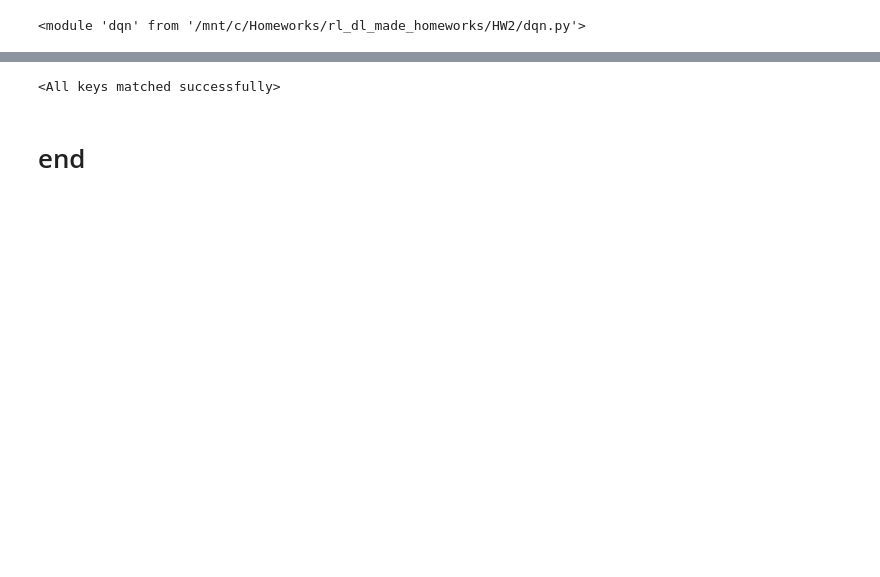
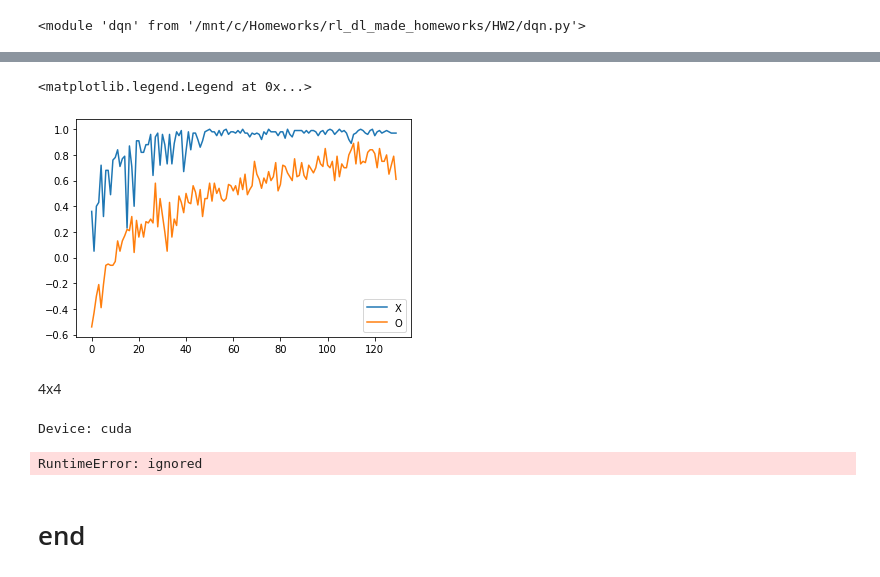
Before and after one commit to akoshel/rl_dl_made_homeworks, a Jupyter notebook: HW2/HW2.ipynb, the cells around one changed output, grey strips where cells are left out. Cells and saved outputs as stored; diff of their text form; code cells hidden in the pictures; blank space fills up the shorter version.

```diff
--- a/HW2/HW2.ipynb
+++ b/HW2/HW2.ipynb
@@ -284,11 +286,11 @@ from dqn import DQN, ReplayMemory, Transition
 import torch
 import torch.nn as nn
 # %%
-def prepare_memory_s(s: str):
-    return np.array(list(s)).astype(float).reshape(3, 3)
+def prepare_memory_s(s: str, size):
+    return np.array(list(s)).astype(float).reshape(size, size)
 
 class PlayerDQN:
-    def __init__(self, lr, gamma, model, memory, epsilon) -> None:
+    def __init__(self, lr, gamma, model, memory, epsilon, game_size) -> None:
         self.s = None
         self.a = None
         self.lr = lr
@@ -296,42 +298,45 @@ class PlayerDQN:
         self.model = model
         self.memory = memory
         self.epsilon = epsilon
+        self.game_size = game_size
 
     def update_memory(self, next_s, next_a, r) -> None:
         if self.a is not None and self.s is not None:
             mask = get_blocked_actions(self.s)
-            self.memory.store((prepare_memory_s(self.s), self.a, prepare_memory_s(next_s), r, mask))
+            self.memory.store((prepare_memory_s(self.s, self.game_size), self.a,
+                               prepare_memory_s(next_s, self.game_size), r, mask))
         self.s = next_s
         self.a = next_a
 
     def get_action(self, s) -> int:
         if np.random.random() < self.epsilon:
             return random.choice(get_empty_actions(s))
-        s_tensor = torch.Tensor(prepare_memory_s(s)).view(-1, 1, 3, 3)
-        actions = self.model(s_tensor.to(self.model.device))
+        s_tensor = torch.Tensor(prepare_memory_s(s)).view(-1, 1, self.game_size, self.game_size)
+        actions = self.model(s_tensor.to("cuda"))
         actions = actions.flatten()
         actions[get_blocked_actions(s)] = -999999999
         return actions.argmax().item()
 
     def get_greedy_action(self, s) -> int:
-        s_tensor = torch.Tensor(prepare_memory_s(s)).view(-1, 1, 3, 3)
-        actions = self.model(s_tensor)
+        s_tensor = torch.Tensor(prepare_memory_s(s)).view(-1, 1, self.game_size, self.game_size)
+        actions = self.model(s_tensor.to("cuda"))
         actions = actions.flatten()
         actions[get_blocked_actions(s)] = -999999999
-        return actions.argmax()
+        return actions.argmax().item()
 # %%
 class GameManagerDQN:
 
-    def __init__(self, env, batch_size=256):
+    def __init__(self, env, batch_size=256, game_size):
         self.batch_size = batch_size
+        self.game_size = game_size
         self.memory = ReplayMemory(10000)
         self.env = env
         s, empty_spaces, turn =self.env.getState()
-        lr = 0.00001
+        lr = 0.000001
         gamma = 0.8
-        self.dqn = DQN(256, 3, (len(empty_spaces)), lr, gamma)
-        self.players = [PlayerDQN(lr, gamma, self.dqn.model, self.memory, 0.3),
-                        PlayerDQN(lr, gamma, self.dqn.model, self.memory, 0.3)]
+        self.dqn = DQN(512, game_size, (len(empty_spaces)), lr, gamma) # for 3x3 hid_size 256
+        self.players = [PlayerDQN(lr, gamma, self.dqn.model, self.memory, 0.3, game_size),
+                        PlayerDQN(lr, gamma, self.dqn.model, self.memory, 0.3, game_size)]
         random_player = RandomPlayer()
         self.eval_players = [[random_player, self.players[1]], [self.players[0], random_player]]
 
@@ -379,7 +384,7 @@ eval_results_x = []
 # fill reply memory
 for _ in range(1000):
     game_manager_dqn.run_episode()
-for i in range(500):
+for i in range(130):
     eval_x = []
     eval_o = []
     for j in range(1000):
@@ -407,6 +427,13 @@ with open("dqn_model.pth", "wb") as fp:
 # %%
 with open("dqn_model.pth", "rb") as fp:
     state_dict = torch.load(fp, map_location="cpu")
-game_manager_dqn.dqn.model.load_state_dict(state_dict)
+# game_manager_dqn.dqn.model.load_state_dict(state_dict)
-# %% [output]
-<All keys matched successfully>
+# %%
+plt.plot(eval_results_x, label="X")
+plt.plot(np.array(eval_results_o), label="O")
+plt.legend()
+# %% [output]
+<matplotlib.legend.Legend at 0x...>
+[figure, added]
+# %% [markdown]
+4x4
@@ -413,2 +442,34 @@ game_manager_dqn.dqn.model.load_state_dict(state_dict)
+# %%
+STEPS_PER_UPDATE = 4
+STEPS_PER_UPDATE_TARGET = 2000
+game_manager_dqn4 = GameManagerDQN(env4)
+steps = 0
+eval_results_o = []
+eval_results_x = []
+# fill reply memory
+for _ in range(1000):
+    game_manager_dqn4.run_episode()
+for i in range(400):
+    eval_x = []
+    eval_o = []
+    for j in range(1000):
+        game_manager_dqn4.run_episode()
+        steps += 1
+        if steps % STEPS_PER_UPDATE == 0:
+            game_manager_dqn4.update_weights()
+        if steps % STEPS_PER_UPDATE_TARGET == 0:
+            game_manager_dqn4.dqn.update_target_network()
+    for _ in range(100):
+        eval_x.append(game_manager_dqn4.evaluate_episode_with_random(1))
+    for _ in range(100):
+        eval_o.append(game_manager_dqn4.evaluate_episode_with_random(0))
+    mean_x = np.mean(eval_x)
+    mean_o = -1 * np.mean(eval_o)
+    print(mean_x, mean_o)
+    eval_results_x.append(mean_x)
+    eval_results_o.append(mean_o)
+# %% [output]
+Device: cuda
+RuntimeError: ignored
 # %% [markdown]
 # end
```
Also changed, not shown: parts of 4 cells of this notebook, 1 other file.
